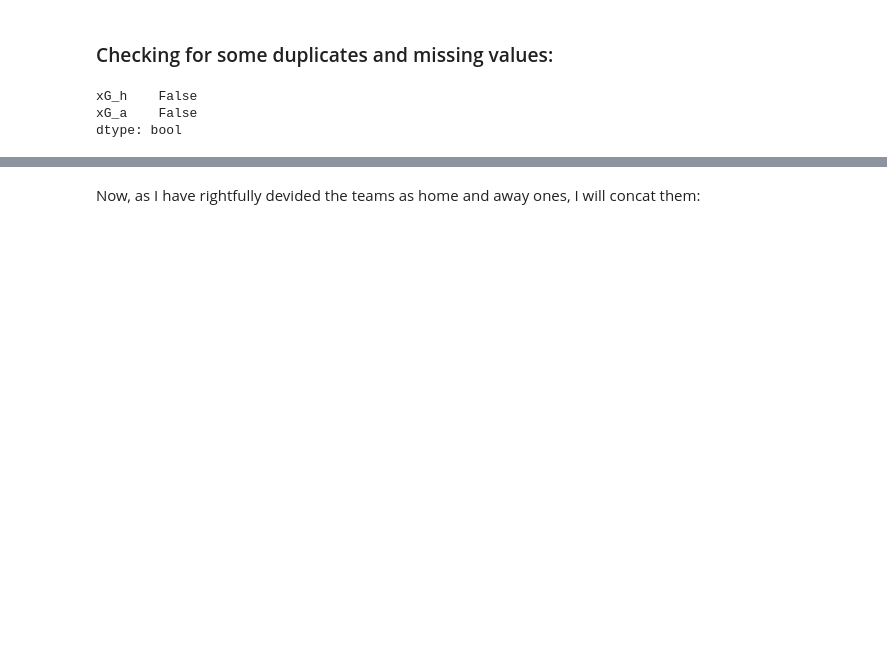
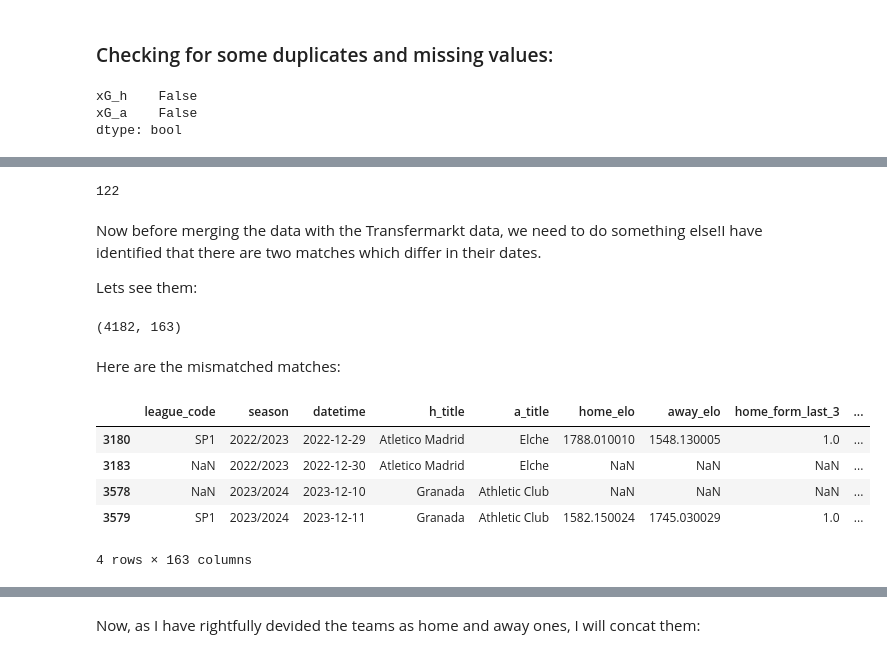
Before and after one commit to kvenov/Football_Betting_Analysis, a Jupyter notebook: notebooks/cleaning_part_2/02_final_data_preparation.ipynb, the cells around one changed output, grey strips where cells are left out. Saved outputs shown, nothing was run; the diff lists cells and outputs as text; code cells hidden in the pictures; blank space fills up the shorter version.

```diff
--- a/notebooks/cleaning_part_2/02_final_data_preparation.ipynb
+++ b/notebooks/cleaning_part_2/02_final_data_preparation.ipynb
@@ -388,0 +399,7 @@ base_matches_df = base_matches_df.drop(
+# %%
+base_matches_df = base_matches_df.merge(
+    soccer_data_matches_df[SOCCER_DATA_FEATURES],
+    on=['season', 'datetime', 'h_title', 'a_title'],
+    how='left',
+    validate='one_to_one'
+)
@@ -388,0 +452,43 @@ base_matches_df = base_matches_df.drop(
+# %%
+# Repetative and useless features:
+FEATURES_TO_REMOVE = [
+    'competition_id',
+    'round',
+    'home_club_goals',
+    'away_club_goals',
+    'referee',
+    'competition_type',
+]
+# %%
+TRANSFERMARKT_DATA_FEATURES = [col for col in transfermarkt_matches_df.columns if col not in FEATURES_TO_REMOVE]
+# %%
+len(TRANSFERMARKT_DATA_FEATURES)
+# %% [output]
+122
+# %% [markdown]
+Now before merging the data with the Transfermarkt data, we need to do something else!I have identified that there are two matches which differ in their dates.
+
+Lets see them:
+# %%
+test = base_matches_df.merge(
+    transfermarkt_matches_df[TRANSFERMARKT_DATA_FEATURES],
+    on=['season', 'datetime', 'h_title', 'a_title'],
+    how='outer',
+    indicator=True,
+    validate='one_to_one'
+)
+# %%
+test.shape
+# %% [output]
+(4182, 163)
+# %% [markdown]
+Here are the mismatched matches:
+# %%
+test[test._merge != 'both']
+# %% [output]
+|  | league_code | season | datetime | h_title | a_title | home_elo | away_elo | home_form_last_3 | ... |
+| 3180 | SP1 | 2022/2023 | 2022-12-29 | Atletico Madrid | Elche | 1788.010010 | 1548.130005 | 1.0 | ... |
+| 3183 | NaN | 2022/2023 | 2022-12-30 | Atletico Madrid | Elche | NaN | NaN | NaN | ... |
+| 3578 | NaN | 2023/2024 | 2023-12-10 | Granada | Athletic Club | NaN | NaN | NaN | ... |
+| 3579 | SP1 | 2023/2024 | 2023-12-11 | Granada | Athletic Club | 1582.150024 | 1745.030029 | 1.0 | ... |
+4 rows × 163 columns
```
Also changed, not shown: parts of 113 cells of this notebook, 2 other files.
